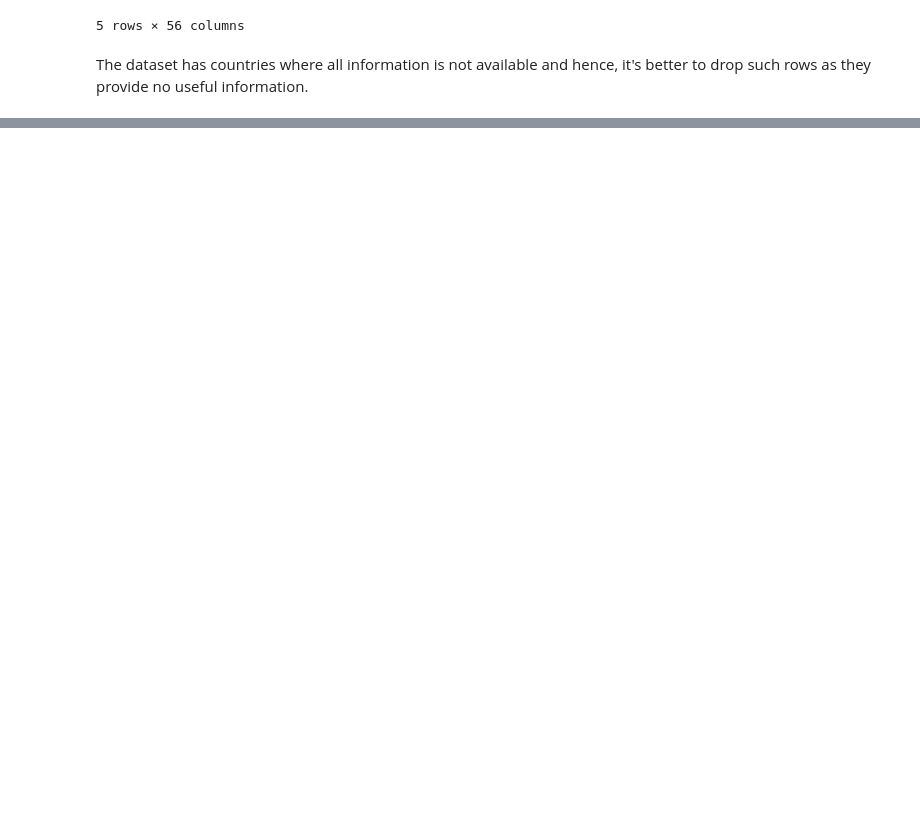
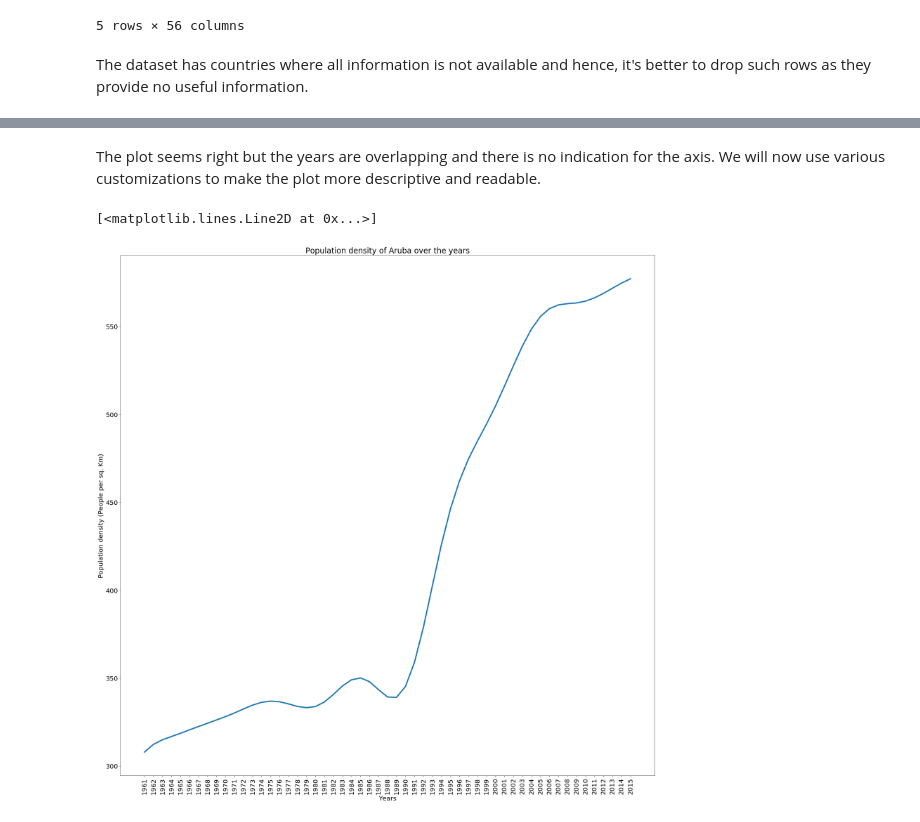
Before and after one commit to kb22/Visualization-using-Matplotlib, a Jupyter notebook: Visualization using Matplotlib.ipynb, the cells around one changed output, grey strips where cells are left out. Drawn from its saved outputs; the diff is of its cells as text; code cells hidden in the pictures; blank space fills up the shorter version.

```diff
--- a/Visualization using Matplotlib.ipynb
+++ b/Visualization using Matplotlib.ipynb
@@ -53,0 +82,13 @@ dtype: int64
+# %% [markdown]
+The plot seems right but the years are overlapping and there is no indication for the axis. We will now use various customizations to make the plot more descriptive and readable.
+# %%
+plt.rcParams['figure.figsize'] = (30, 30)
+plt.rcParams['font.size'] = '20'
+plt.title('Population density of ' + country + ' over the years')
+plt.xlabel('Years')
+plt.xticks(rotation = '90')
+plt.ylabel('Population density (People per sq. Km)')
+plt.plot(x, y, linewidth = 4)
+# %% [output]
+[<matplotlib.lines.Line2D at 0x...>]
+[figure, added]
```
Also changed, not shown: parts of 12 cells of this notebook.
